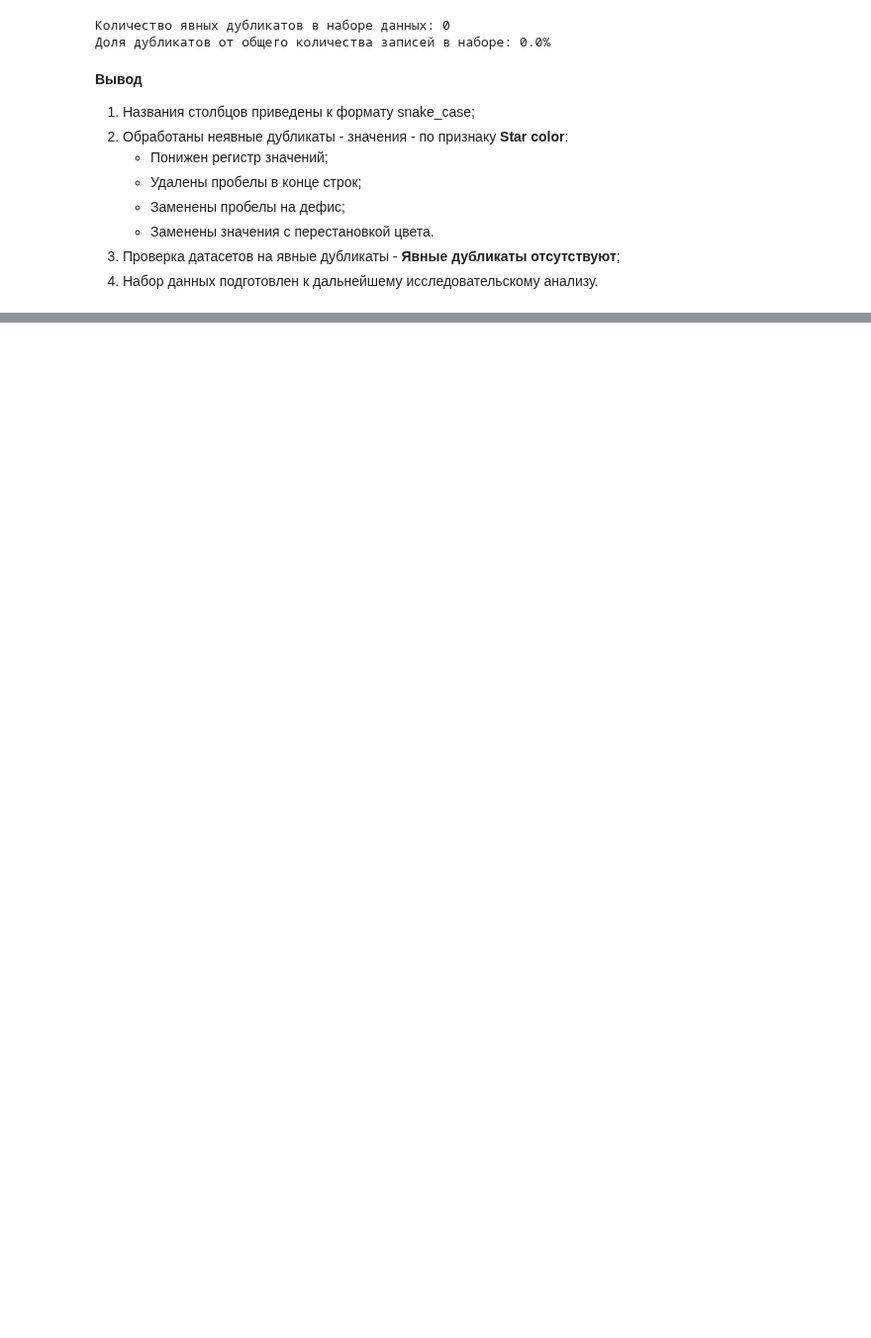
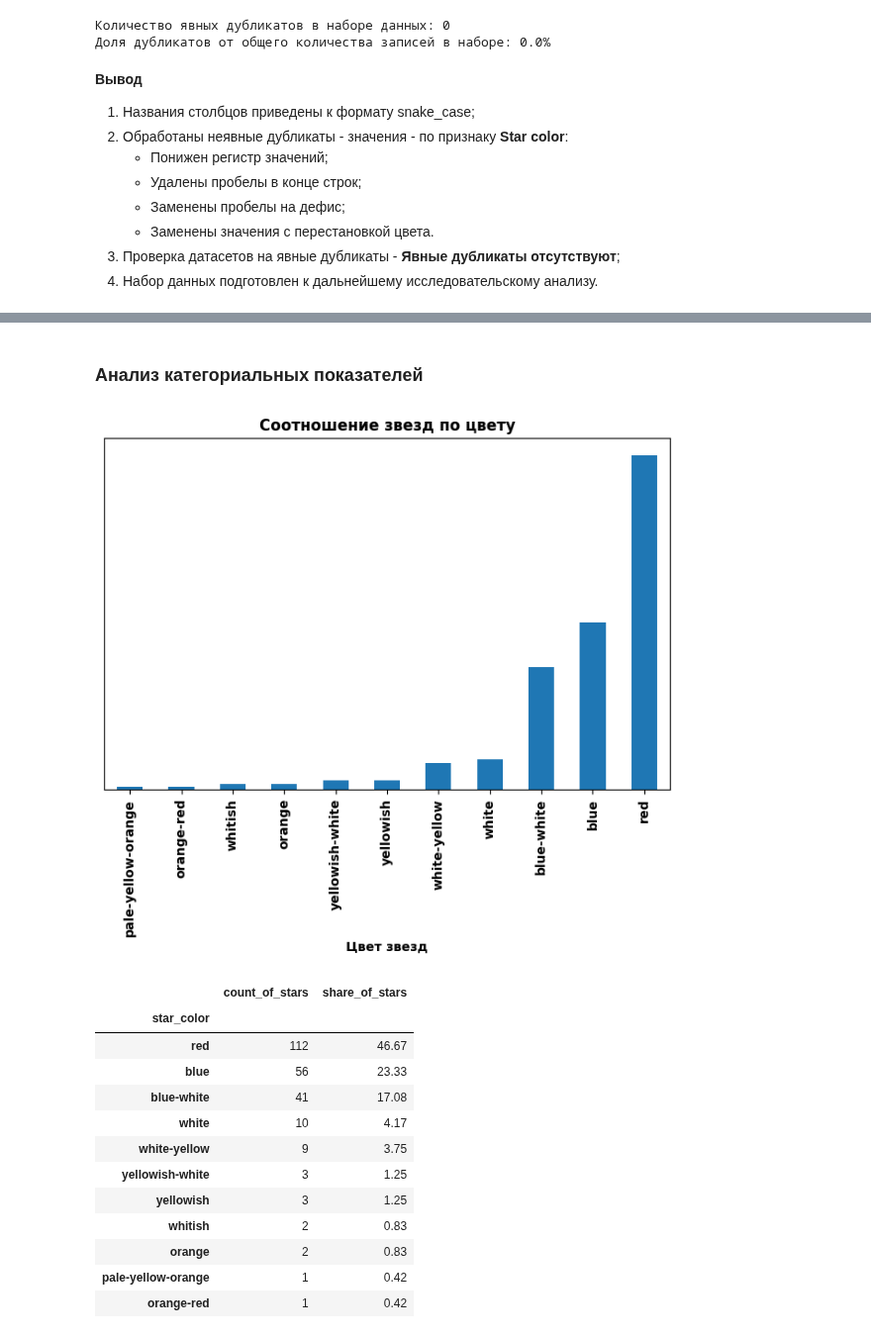
Before and after one commit to MrKostas/YandexPractikum_projects, a Jupyter notebook: notebooks/ThirteenfthPetProject_NeuralNetworks.ipynb, the cells around one changed output, grey strips where cells are left out. Shown at 99% size. Saved outputs shown, nothing was run; the diff lists cells and outputs as text; code cells hidden in the pictures; blank space fills up the shorter version.

```diff
--- a/notebooks/ThirteenfthPetProject_NeuralNetworks.ipynb
+++ b/notebooks/ThirteenfthPetProject_NeuralNetworks.ipynb
@@ -311,0 +343,29 @@ print('Доля дубликатов от общего количества за
+# %%
+# инициализация пользовательской функции по формированию вывода информации
+
+def display_info(df: pd.DataFrame, column_name: str, title: str, xlabel: str, kind_of_plot : str):
+# построение визуализации по выбранной метрике
+    plt.title(title, fontsize = 12)
+    if kind_of_plot == 'pie':
+        (df[column_name]
+         .value_counts()
+         .sort_values(ascending=True)
+         .plot(kind = kind_of_plot, figsize = (8, 5), autopct='%1.0f%%'))
+    else:
+        (df[column_name]
+         .value_counts()
+         .sort_values(ascending=True)
+         .plot(kind = kind_of_plot, figsize = (8, 5)))
+    ax = plt.gca()
+    ax.axes.yaxis.set_visible(False)
+    plt.xlabel(xlabel)
+    plt.show()
+
+# построение сводной таблицы по выбранной метрике
+    pivot_data = (df[column_name]
+                  .value_counts()
+                  .sort_values(ascending=False)
+                  .to_frame())
+    pivot_data['share_of_stars'] = round(pivot_data['count'] / pivot_data['count'].sum() * 100, 2)
+    pivot_data.columns = ['count_of_stars', 'share_of_stars']
+    display(pivot_data)
@@ -311,0 +403,20 @@ print('Доля дубликатов от общего количества за
+# %% [markdown]
+### Анализ категориальных показателей <a class = 'anchor' id = 'Исследование_качество'></a>
+# %%
+# построение столбчатой диаграммы по соотношению звезд в зависимости от цвета
+display_info(stars, 'star_color', 'Соотношение звезд по цвету', 'Цвет звезд', 'bar')
+# %% [output]
+[figure, added]
+|  | count_of_stars | share_of_stars |
+| star_color |  |  |
+| red | 112 | 46.67 |
+| blue | 56 | 23.33 |
+| blue-white | 41 | 17.08 |
+| white | 10 | 4.17 |
+| white-yellow | 9 | 3.75 |
+| yellowish-white | 3 | 1.25 |
+| yellowish | 3 | 1.25 |
+| whitish | 2 | 0.83 |
+| orange | 2 | 0.83 |
+| pale-yellow-orange | 1 | 0.42 |
+| orange-red | 1 | 0.42 |
```
Also changed, not shown: parts of 29 cells of this notebook.
